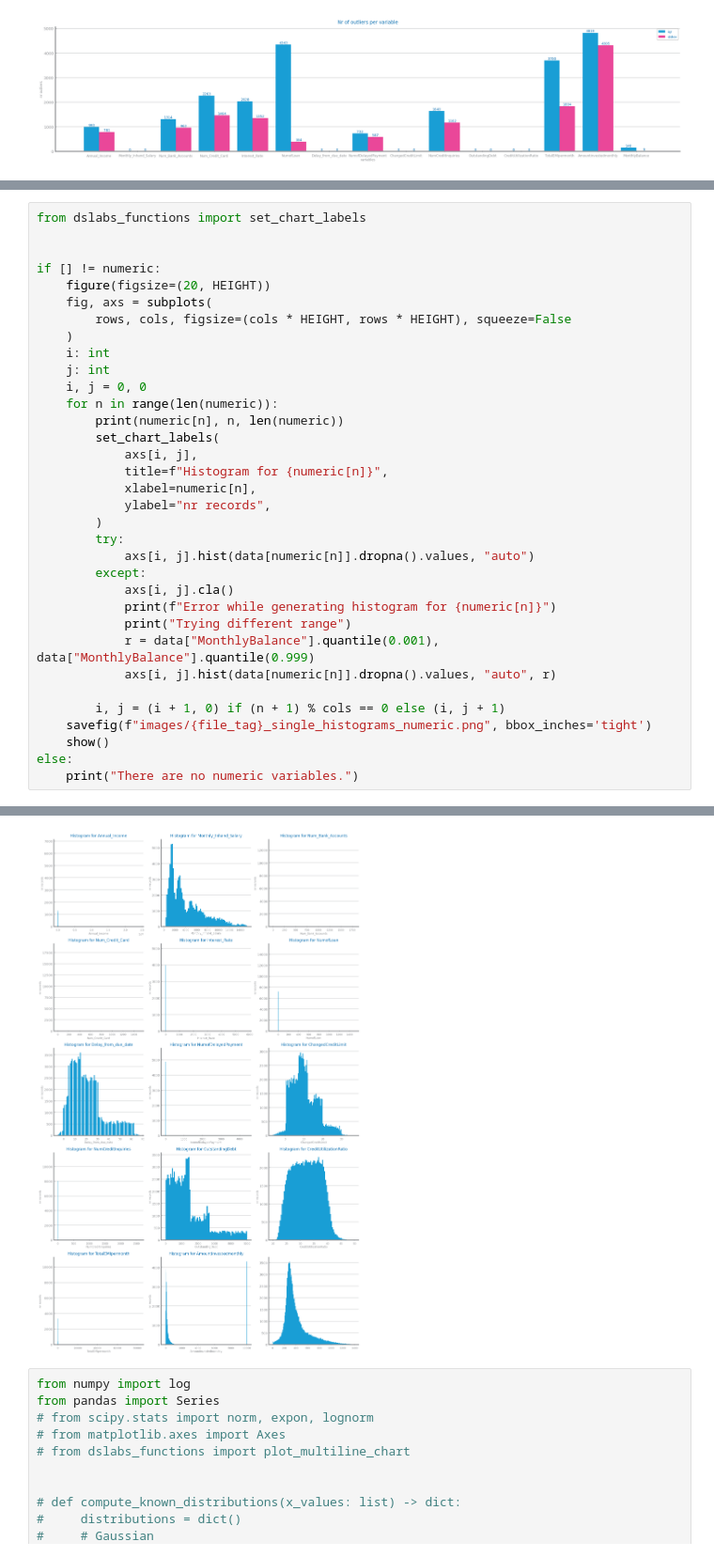
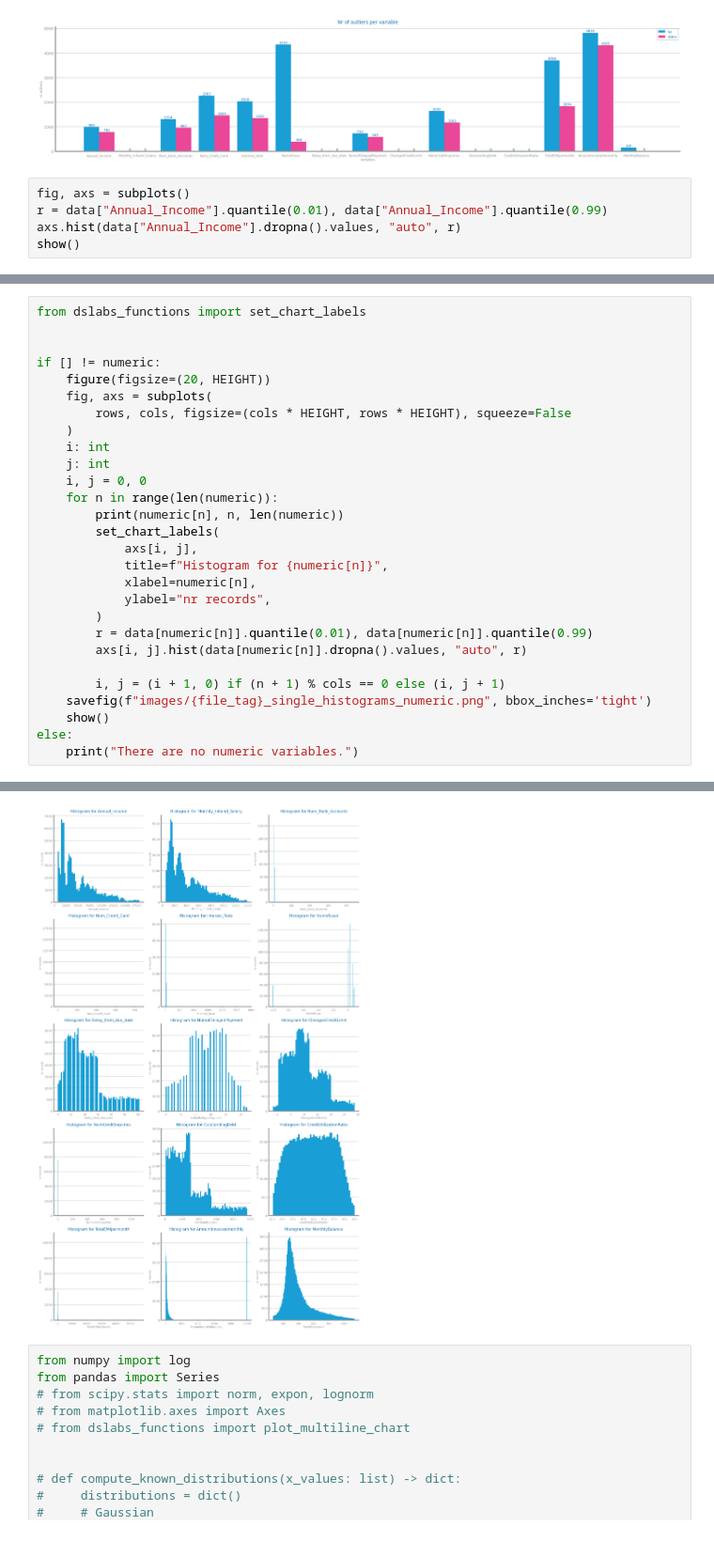
Before and after one commit to DaviGiordano/data-science-course-project, a Jupyter notebook: ipynb_files/Multidimensional/1_Profiling/Lab212_distribution.ipynb, the cells around one changed output, grey strips where cells are left out. Shown: that part at 94% size. Drawn from its saved outputs; the diff is of its cells as text.

```diff
--- a/ipynb_files/Multidimensional/1_Profiling/Lab212_distribution.ipynb
+++ b/ipynb_files/Multidimensional/1_Profiling/Lab212_distribution.ipynb
@@ -179,3 +179,8 @@ else:
     print("There are no numeric variables.")
 # %% [output]
 [figure]
+# %%
+fig, axs = subplots()
+r = data["Annual_Income"].quantile(0.01), data["Annual_Income"].quantile(0.99)
+axs.hist(data["Annual_Income"].dropna().values, "auto", r)
+show()
@@ -199,14 +206,8 @@ if [] != numeric:
             xlabel=numeric[n],
             ylabel="nr records",
         )
-        try:
-            axs[i, j].hist(data[numeric[n]].dropna().values, "auto")
-        except:
-            axs[i, j].cla()
-            print(f"Error while generating histogram for {numeric[n]}")
-            print("Trying different range")
-            r = data["MonthlyBalance"].quantile(0.001), data["MonthlyBalance"].quantile(0.999)
-            axs[i, j].hist(data[numeric[n]].dropna().values, "auto", r)
+        r = data[numeric[n]].quantile(0.01), data[numeric[n]].quantile(0.99)
+        axs[i, j].hist(data[numeric[n]].dropna().values, "auto", r)
 
         i, j = (i + 1, 0) if (n + 1) % cols == 0 else (i, j + 1)
     savefig(f"images/{file_tag}_single_histograms_numeric.png", bbox_inches='tight')
@@ -234,5 +233,5 @@ Trying different range
 <Figure size 3000x600 with 0 Axes>
-[figure, old version]
+[figure, new version]
 # %%
 from numpy import log
 from pandas import Series
```
Also changed, not shown: parts of 2 cells of this notebook, 2 other files.
